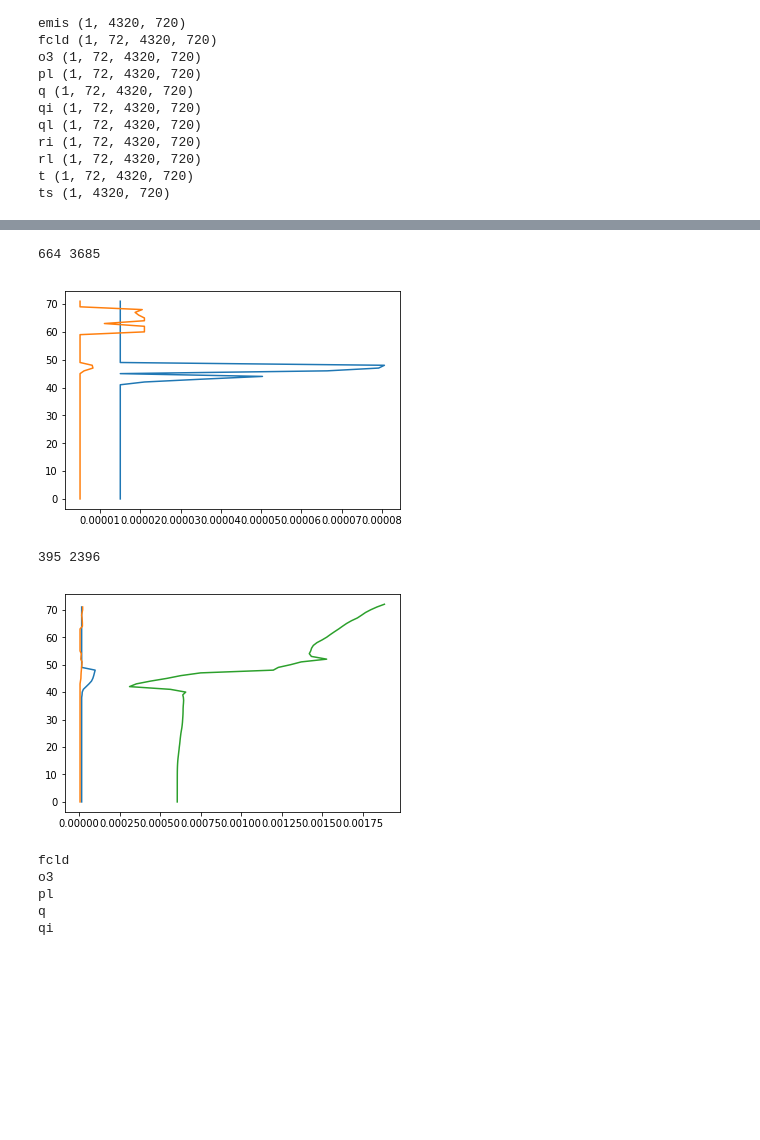
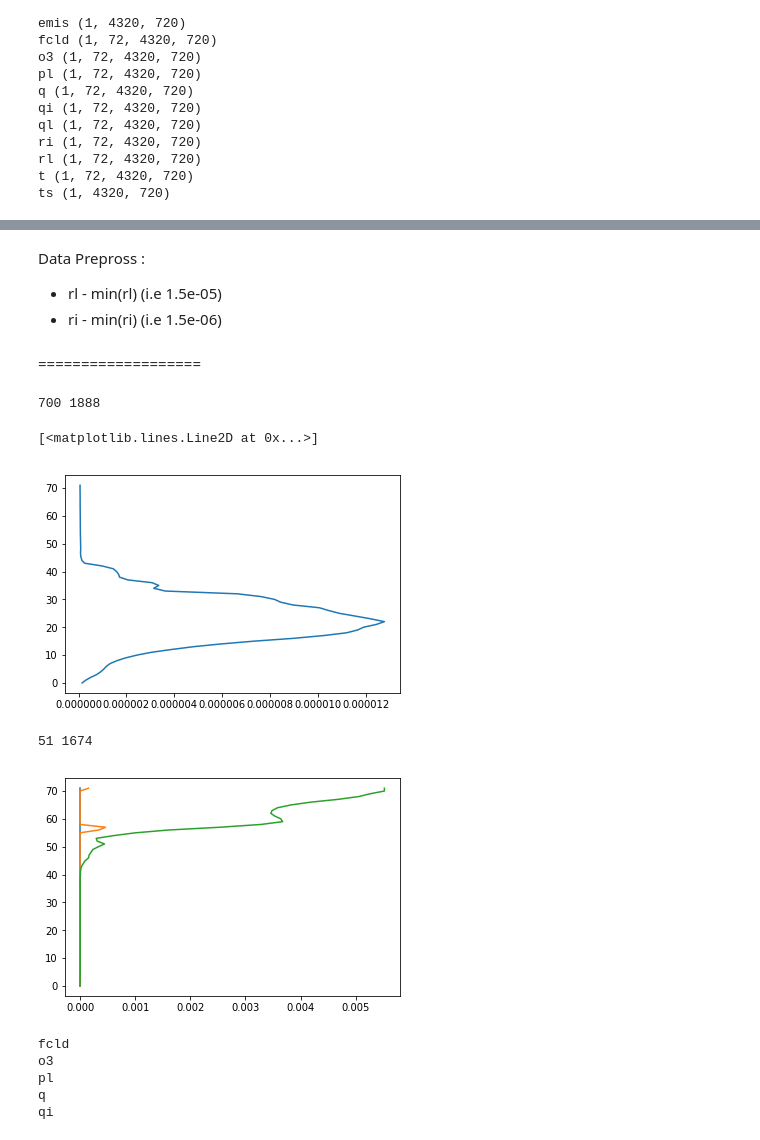
Before and after one commit to VIsh76/FLX_NN_emulation, a Jupyter notebook: DataChecking.ipynb, the cells around one changed output, grey strips where cells are left out. Drawn from its saved outputs; the diff is of its cells as text; code cells hidden in the pictures; blank space fills up the shorter version.

```diff
--- a/DataChecking.ipynb
+++ b/DataChecking.ipynb
@@ -1,15 +1,20 @@
 # %%
 from netCDF4 import Dataset
 import numpy as np
-fin = Dataset('f522_dh.trainingdata_in.lcv.20190401_0000z.nc4')
-fout = Dataset('f522_dh.trainingdata_out.lcv.20190401_0000z.nc4')
+import os
+
+datafolder ='Data'
+fin = Dataset(os.path.join(datafolder, 'f522_dh.trainingdata_in.lcv.20190401_0000z.nc4'))
+fout = Dataset(os.path.join(datafolder, 'f522_dh.trainingdata_out.lcv.20190401_0000z.nc4'))
 x = fin.variables
 y = fout.variables
+
 for var in x.keys():
     print(var, x[var].shape)
 
 n   = x['Xdim'].shape[0]
 p   = x['Ydim'].shape[0]
+lev = x['lev'].shape[0]
 # %% [output]
 Xdim (720,)
 Ydim (4320,)
@@ -46,12 +158,19 @@ plt.show()
+# %% [markdown]
+Data Prepross :
+   * rl - min(rl) (i.e 1.5e-05)
+   * ri - min(ri) (i.e 1.5e-06)
+# %% [markdown]
+===================
 # %%
 idx = int(np.random.random()*n)
 idy = int(np.random.random()*p)
 print(idx,idy)
-plt.plot(x["ri"][0,:,idy,idx].T,np.arange(72))
-plt.plot(x["rl"][0,:,idy,idx].T,np.arange(72));
+plt.plot((x["o3"][0,:,idy,idx]).T,np.arange(72))
+#plt.plot((x["pl"][0,:,idy,idx]).T,np.arange(72));
 # %% [output]
-664 3685
+700 1888
+[<matplotlib.lines.Line2D at 0x...>]
-[figure, old version]
+[figure, new version]
 # %%
 idx = int(np.random.random()*n)
 idy = int(np.random.random()*p)
@@ -60,12 +179,12 @@ print(idx,idy)
 #a=y['flx'][:].mean()
 #b=y['flx'][:].std()
 
-plt.plot(x["ri"][0,:,idy,idx].T,np.arange(72));
-plt.plot(x["rl"][0,:,idy,idx].T,np.arange(72));
-plt.plot( (y["flx"][0,:,idy,idx].T - a)/(1000*b)  , np.arange(73));
+plt.plot(x["qi"][0,:,idy,idx].T,np.arange(72));
+plt.plot(x["ql"][0,:,idy,idx].T,np.arange(72));
+plt.plot(x["q"][0,:,idy,idx].T,np.arange(72));
 # %% [output]
-395 2396
+51 1674
-[figure, old version]
+[figure, new version]
 # %%
 d=dict()
 d0 = y['flx'][:].std()
```
Also changed, not shown: parts of 18 cells of this notebook, 9 other files.
